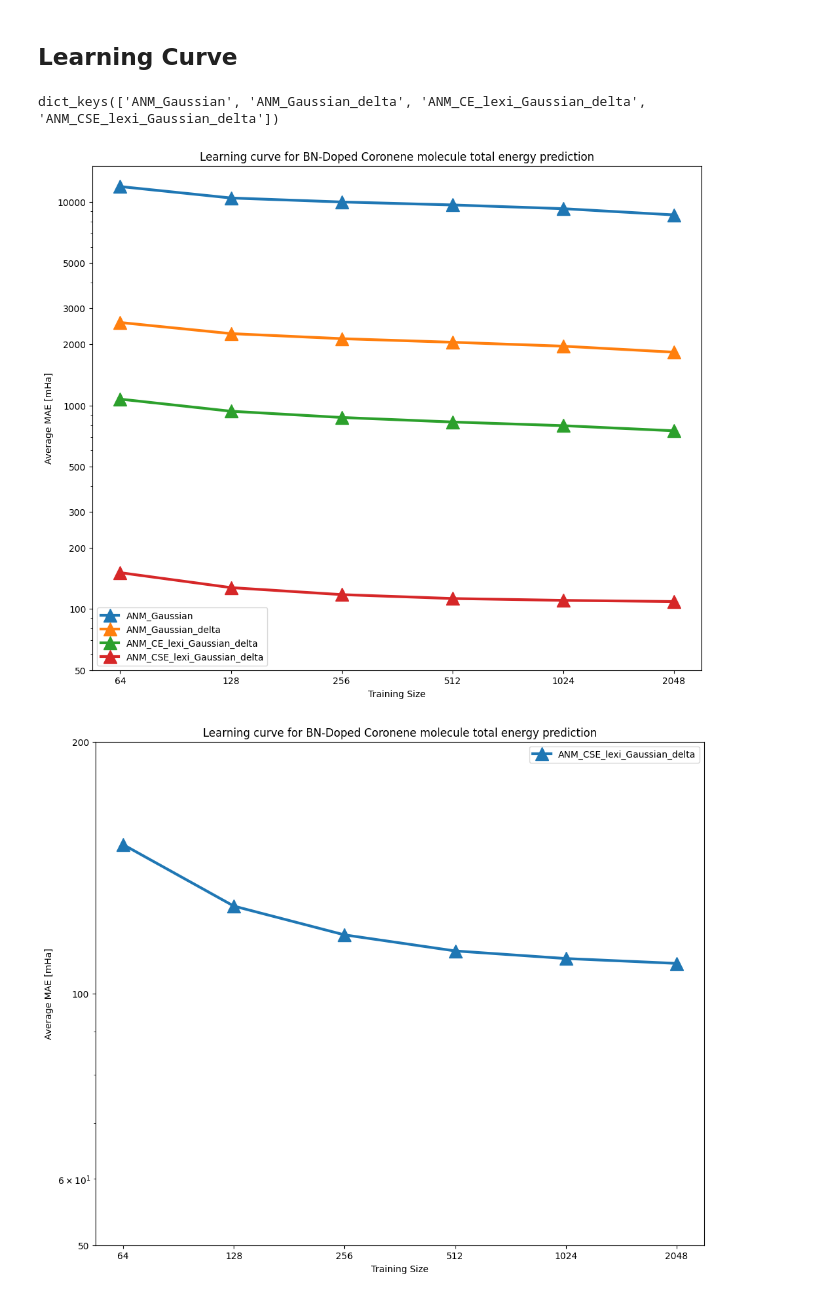
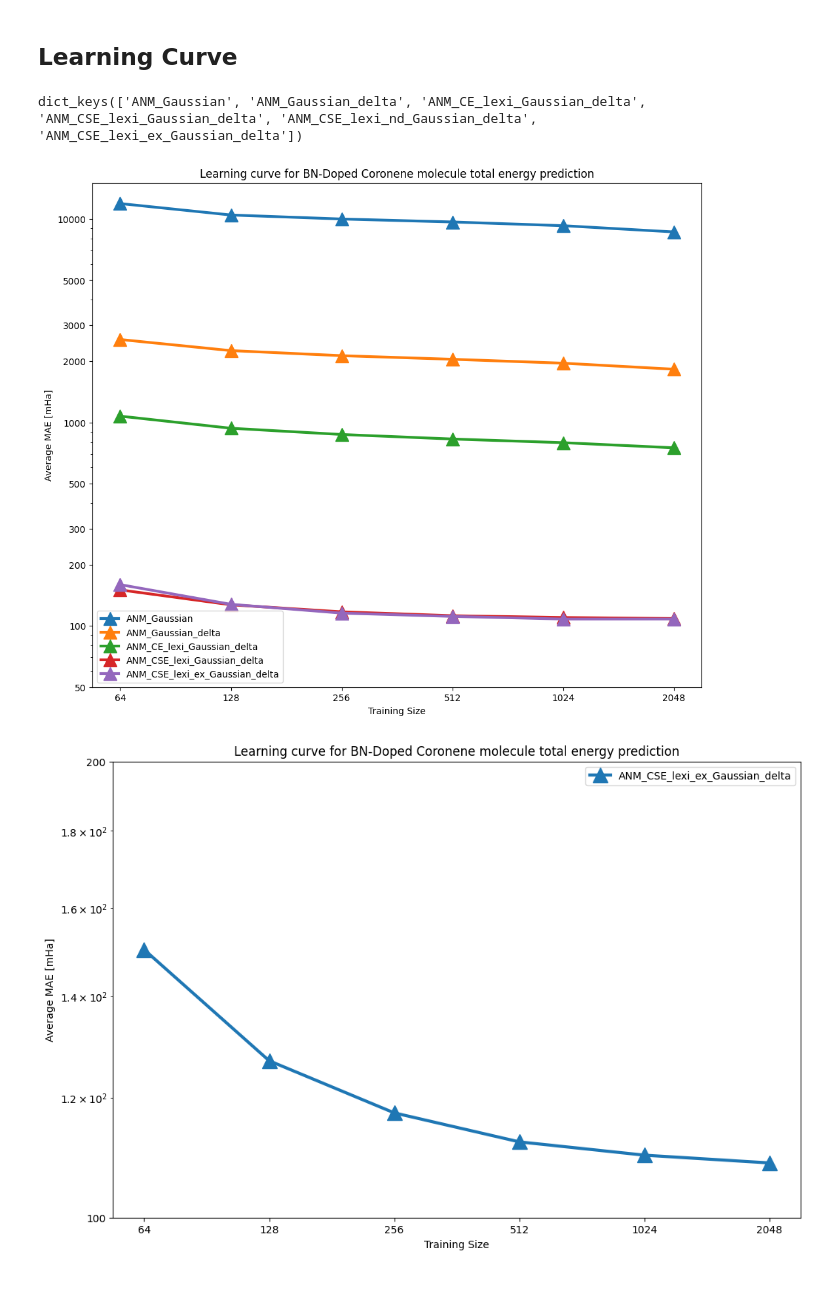
Before and after one commit to GabrielWu2004/Alchemical_Normal_Modes, a Jupyter notebook: [2]_ANM_with_coronene/main_code/performance_evaluation.ipynb, the cells around one changed output. Saved outputs shown, nothing was run; the diff lists cells and outputs as text; code cells hidden in the pictures.

Commit message:
compared performance with CM representation

```diff
--- a/[2]_ANM_with_coronene/main_code/performance_evaluation.ipynb
+++ b/[2]_ANM_with_coronene/main_code/performance_evaluation.ipynb
@@ -208,0 +211,26 @@ display(model_performance)
+# %%
+X = dataset_dict['CSE_lexi']
+y = delta_delta_total_energy
+
+best_params = {'alpha': 5.948688011403127e-11, 'beta': 2.8505311767038538e-12, 'epsilon': 4.727331943165293e-07, 'gamma': 5.298346661430054e-10}
+model = KernelRidge(kernel='precomputed', alpha=best_params['alpha'])
+
+columns = ['training size', 'average MAE (mHa)', 'standard deviation (mHa)']
+model_performance = pd.DataFrame(columns=columns)
+
+training_size = [2**i for i in range(6, 12)]
+num_trials = 10
+
+with warnings.catch_warnings():
+    for index, num_training_sample in enumerate(training_size):
+        warnings.filterwarnings("ignore")
+        index = index + 1
+        average_error, std_dev_error = evaluate_performance_vectorized_kernel(model, X, y, num_training_sample, num_trials, vectorized_extended_gaussian_kernel, best_params)
+        model_performance.at[index, 'training size'] = num_training_sample
+        model_performance.at[index, 'average MAE (mHa)'] = average_error * 1000
+        model_performance.at[index, 'standard deviation (mHa)'] = std_dev_error * 1000
+
+model_collection['ANM_CSE_lexi_ex_Gaussian_delta'] = model
+performance_summary['ANM_CSE_lexi_ex_Gaussian_delta'] = model_performance
+
+display(model_performance)
@@ -211,8 +247,10 @@ display(model_performance)
 # %%
 print(performance_summary.keys())
 # %% [output]
-dict_keys(['ANM_Gaussian', 'ANM_Gaussian_delta', 'ANM_CE_lexi_Gaussian_delta', 'ANM_CSE_lexi_Gaussian_delta'])
+dict_keys(['ANM_Gaussian', 'ANM_Gaussian_delta', 'ANM_CE_lexi_Gaussian_delta', 'ANM_CSE_lexi_Gaussian_delta', 'ANM_CSE_lexi_nd_Gaussian_delta', 'ANM_CSE_lexi_ex_Gaussian_delta'])
 # %%
+performance_summary.pop("ANM_CSE_lexi_nd_Gaussian_delta")
+
 plt.figure(figsize=(12, 10))
 
 x = performance_summary['ANM_Gaussian']['training size']
@@ -241,25 +279,25 @@ plt.yticks(yticks, labels = yticks)
 plt.savefig('../graph/[Coronene] [1.0] Learning curve for BN-Doped Coronene molecule total energy prediction.png', dpi=300)
 plt.show()
 # %% [output]
-[figure, old version]
+[figure, new version]
 # %%
-plt.figure(figsize=(12, 10))
+plt.figure(figsize=(12, 8))
 x = performance_summary['ANM_Gaussian']['training size']
 y = performance_summary['ANM_CSE_lexi_Gaussian_delta']['average MAE (mHa)']
 plt.plot(x, y, label=key, marker='^', linestyle='-', linewidth=linewidth, markersize=markersize)
 
 plt.title('Learning curve for BN-Doped Coronene molecule total energy prediction')
 plt.xlabel('Training Size')
 plt.ylabel('Average MAE [mHa]')
 plt.legend()
 
 plt.xscale('log', base=2)
 plt.yscale('log', base=10)
 xticks = [2**i for i in range(6, 12)]
-yticks = [50, 100, 200]
+yticks = [100, 200]
 plt.xticks(xticks, labels = xticks)
 plt.yticks(yticks, labels = yticks)
 
 plt.show()
 # %% [output]
-[figure, old version]
+[figure, new version]
```
Also changed, not shown: parts of 5 cells of this notebook, 12 other files.
